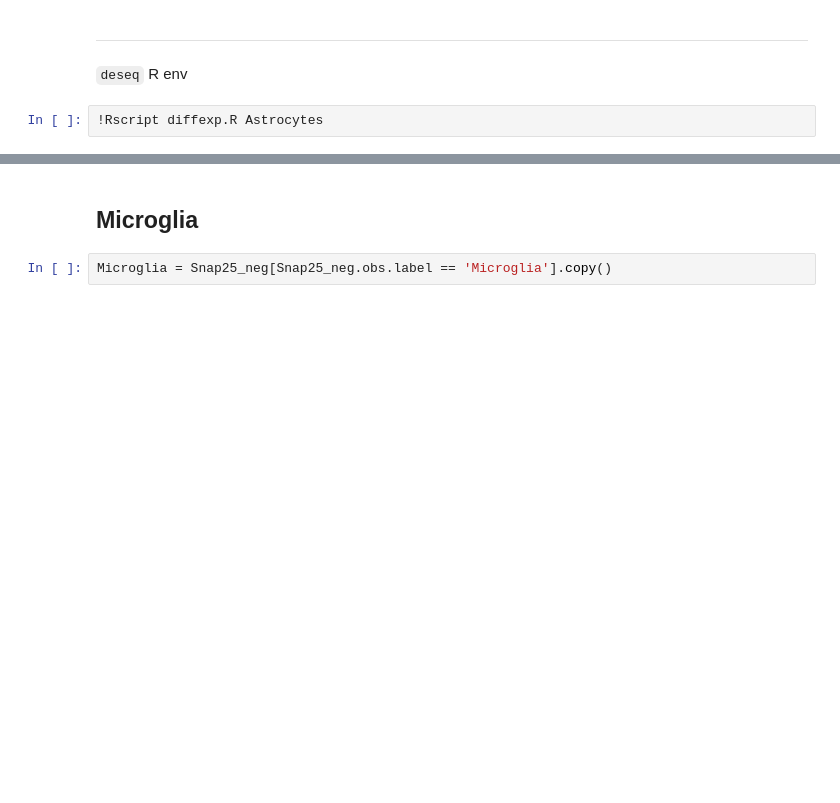
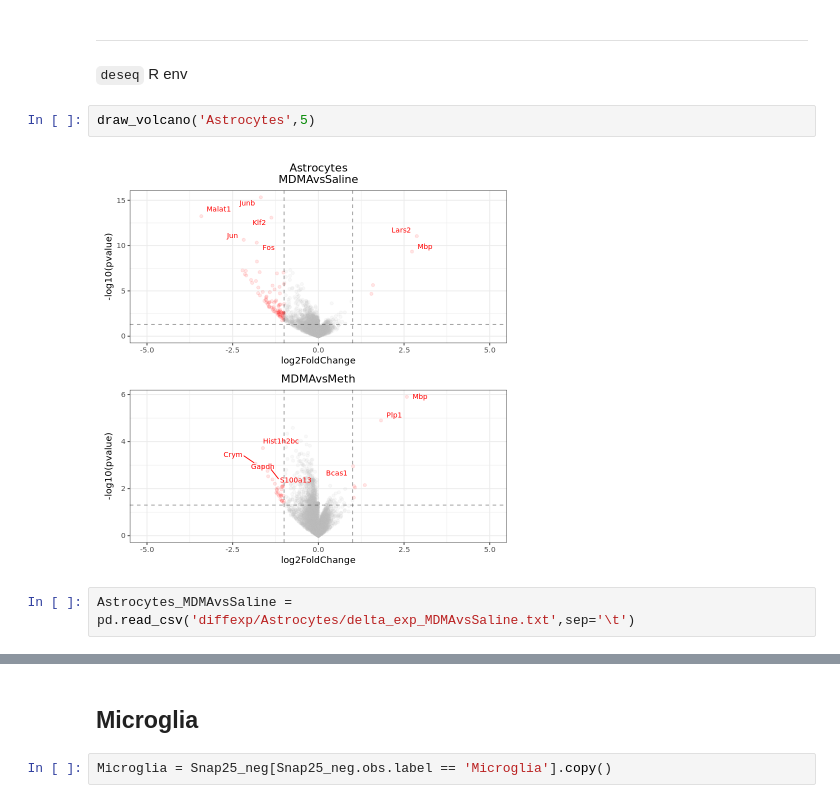
Before and after one commit to SABAFQ/MDMA-scRNAseq, a Jupyter notebook: 2-differential-expression-analysis.ipynb, the cells around one changed output, grey strips where cells are left out. Drawn from its saved outputs; the diff is of its cells as text; blank space fills up the shorter version.

```diff
--- a/2-differential-expression-analysis.ipynb
+++ b/2-differential-expression-analysis.ipynb
@@ -118,5 +153,9 @@ prep_diffexp_input(Astrocytes,'Astrocytes')
 ___
 
 `deseq` R env
-# %%
-!Rscript diffexp.R Astrocytes
+# %%
+draw_volcano('Astrocytes',5)
+# %% [output]
+[figure, added]
+# %%
+Astrocytes_MDMAvsSaline = pd.read_csv('diffexp/Astrocytes/delta_exp_MDMAvsSaline.txt',sep='\t')
```
Also changed, not shown: parts of 74 cells of this notebook, 12 other files.
